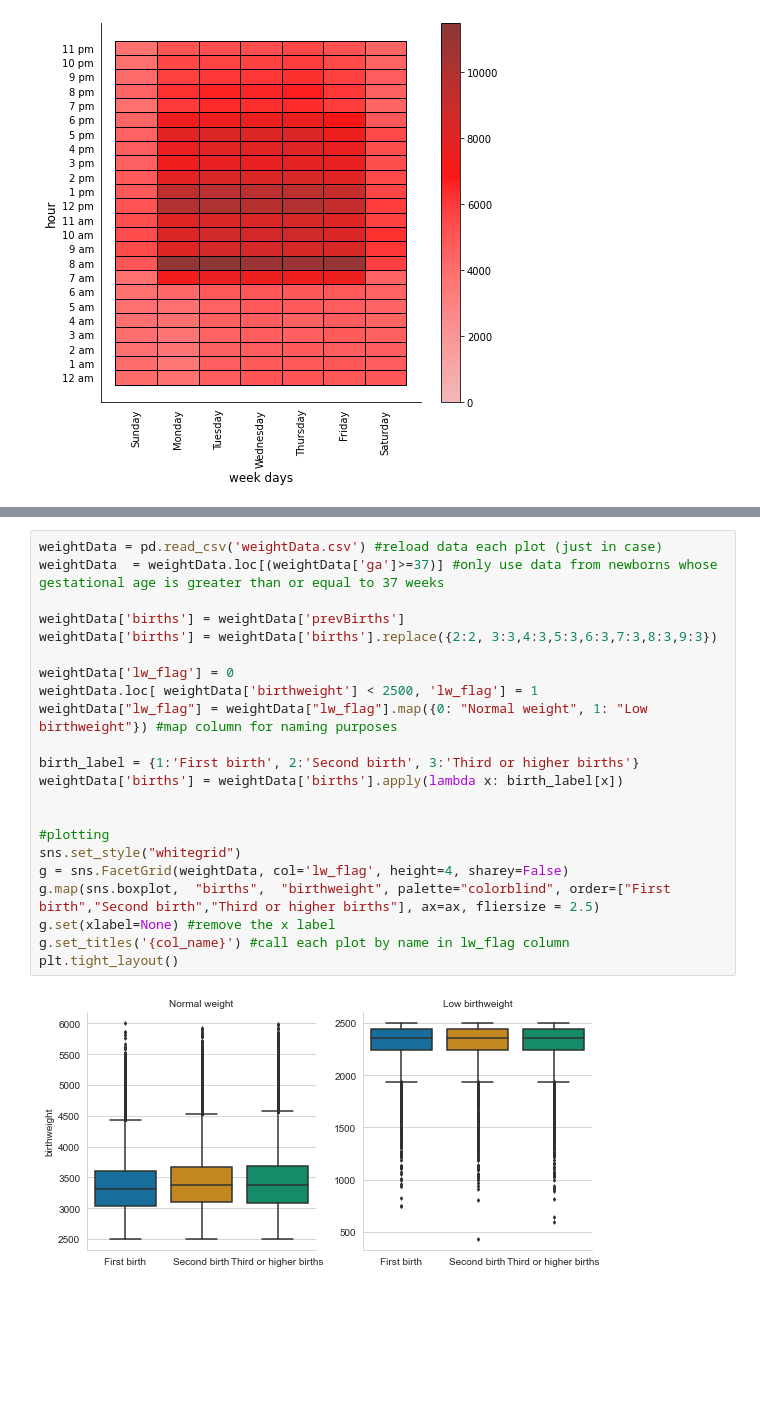
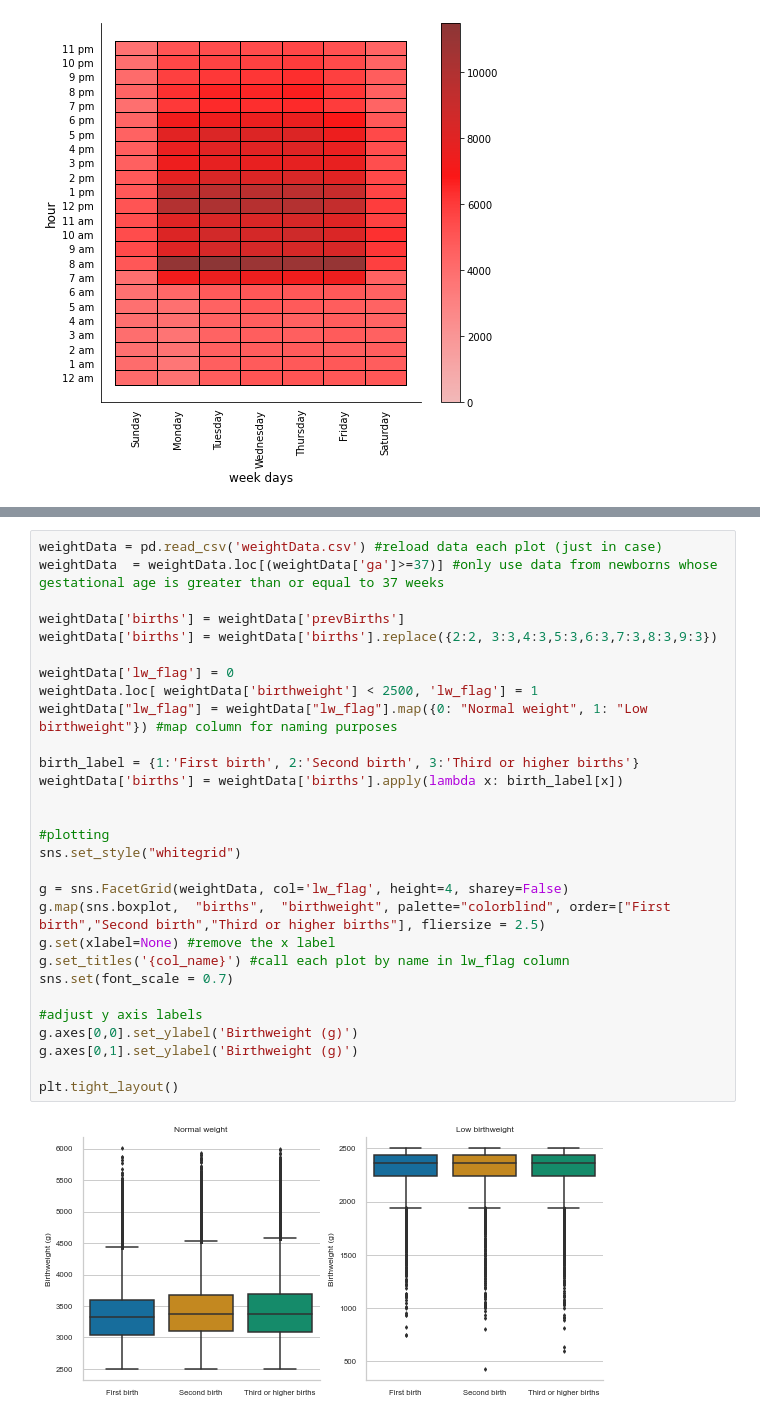
Before and after one commit to marcjmccoy/DATA624_HW4, a Jupyter notebook: hw4_week5 .ipynb, the cells around one changed output, grey strips where cells are left out. Drawn from its saved outputs; the diff is of its cells as text; blank space fills up the shorter version.

```diff
--- a/hw4_week5 .ipynb
+++ b/hw4_week5 .ipynb
@@ -174,24 +176,31 @@ Create a boxplot to compare the weight of the first birth', second birth and thi
 # %%
 weightData = pd.read_csv('weightData.csv') #reload data each plot (just in case)
 weightData  = weightData.loc[(weightData['ga']>=37)] #only use data from newborns whose gestational age is greater than or equal to 37 weeks
 
 weightData['births'] = weightData['prevBirths']
 weightData['births'] = weightData['births'].replace({2:2, 3:3,4:3,5:3,6:3,7:3,8:3,9:3})
 
 weightData['lw_flag'] = 0
 weightData.loc[ weightData['birthweight'] < 2500, 'lw_flag'] = 1
 weightData["lw_flag"] = weightData["lw_flag"].map({0: "Normal weight", 1: "Low birthweight"}) #map column for naming purposes
 
 birth_label = {1:'First birth', 2:'Second birth', 3:'Third or higher births'}
 weightData['births'] = weightData['births'].apply(lambda x: birth_label[x])
 
 
 #plotting
 sns.set_style("whitegrid")
+
 g = sns.FacetGrid(weightData, col='lw_flag', height=4, sharey=False)
-g.map(sns.boxplot,  "births",  "birthweight", palette="colorblind", order=["First birth","Second birth","Third or higher births"], ax=ax, fliersize = 2.5)
+g.map(sns.boxplot,  "births",  "birthweight", palette="colorblind", order=["First birth","Second birth","Third or higher births"], fliersize = 2.5)
 g.set(xlabel=None) #remove the x label
 g.set_titles('{col_name}') #call each plot by name in lw_flag column
+sns.set(font_scale = 0.7)
+
+#adjust y axis labels
+g.axes[0,0].set_ylabel('Birthweight (g)')
+g.axes[0,1].set_ylabel('Birthweight (g)')
+
 plt.tight_layout()
 # %% [output]
-[figure, old version]
+[figure, new version]
```
Also changed, not shown: parts of 1 cell of this notebook.
